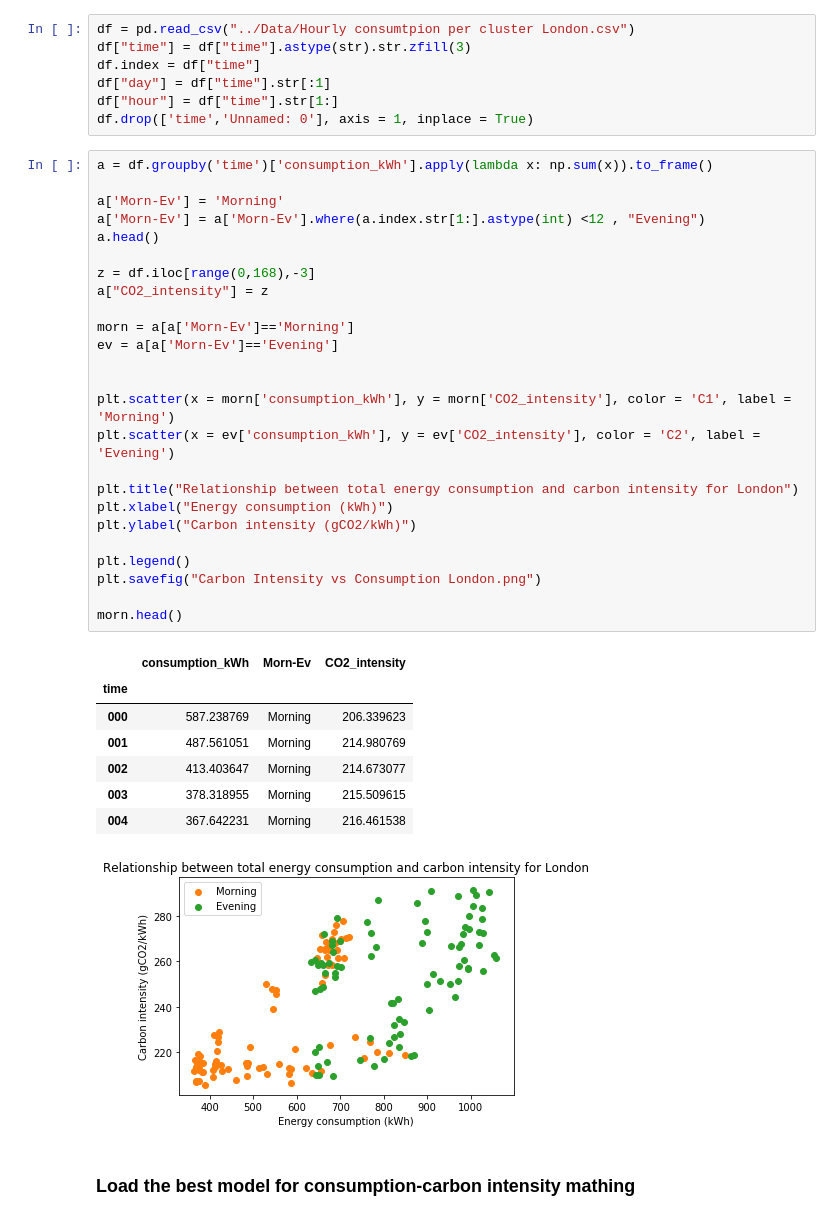
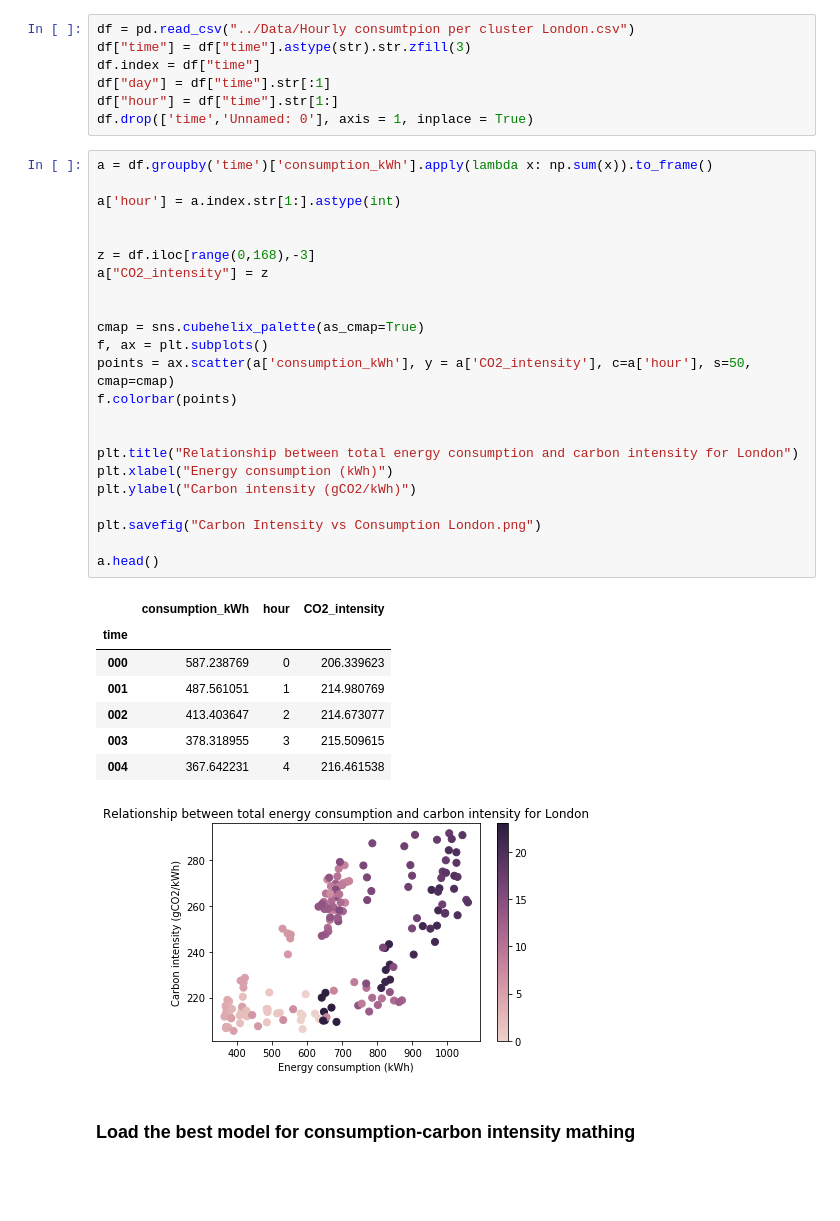
Before and after one commit to Nicolaskirsch2000/BASc-Dissertation, a Jupyter notebook: London scenario analysis .ipynb, the cells around one changed output. Cells and saved outputs as stored; diff of their text form; blank space fills up the shorter version.

```diff
--- a/London scenario analysis .ipynb
+++ b/London scenario analysis .ipynb
@@ -18,37 +23,35 @@ df.drop(['time','Unnamed: 0'], axis = 1, inplace = True)
 # %%
 a = df.groupby('time')['consumption_kWh'].apply(lambda x: np.sum(x)).to_frame()
 
-a['Morn-Ev'] = 'Morning'
-a['Morn-Ev'] = a['Morn-Ev'].where(a.index.str[1:].astype(int) <12 , "Evening")
-a.head()
+a['hour'] = a.index.str[1:].astype(int)
+
 
 z = df.iloc[range(0,168),-3]
 a["CO2_intensity"] = z
 
-morn = a[a['Morn-Ev']=='Morning']
-ev = a[a['Morn-Ev']=='Evening']
 
+cmap = sns.cubehelix_palette(as_cmap=True)
+f, ax = plt.subplots()
+points = ax.scatter(a['consumption_kWh'], y = a['CO2_intensity'], c=a['hour'], s=50, cmap=cmap)
+f.colorbar(points)
 
-plt.scatter(x = morn['consumption_kWh'], y = morn['CO2_intensity'], color = 'C1', label = 'Morning')
-plt.scatter(x = ev['consumption_kWh'], y = ev['CO2_intensity'], color = 'C2', label = 'Evening')
 
 plt.title("Relationship between total energy consumption and carbon intensity for London")
 plt.xlabel("Energy consumption (kWh)")
 plt.ylabel("Carbon intensity (gCO2/kWh)")
 
-plt.legend()
 plt.savefig("Carbon Intensity vs Consumption London.png")
 
-morn.head()
+a.head()
 # %% [output]
-|  | consumption_kWh | Morn-Ev | CO2_intensity |
+|  | consumption_kWh | hour | CO2_intensity |
 | time |  |  |  |
-| 000 | 587.238769 | Morning | 206.339623 |
-| 001 | 487.561051 | Morning | 214.980769 |
-| 002 | 413.403647 | Morning | 214.673077 |
-| 003 | 378.318955 | Morning | 215.509615 |
-| 004 | 367.642231 | Morning | 216.461538 |
+| 000 | 587.238769 | 0 | 206.339623 |
+| 001 | 487.561051 | 1 | 214.980769 |
+| 002 | 413.403647 | 2 | 214.673077 |
+| 003 | 378.318955 | 3 | 215.509615 |
+| 004 | 367.642231 | 4 | 216.461538 |
-[figure, old version]
+[figure, new version]
 # %% [markdown]
 ### Load the best model for consumption-carbon intensity mathing
 # %% [markdown]
```
Also changed, not shown: parts of 28 cells of this notebook, 5 other files.
